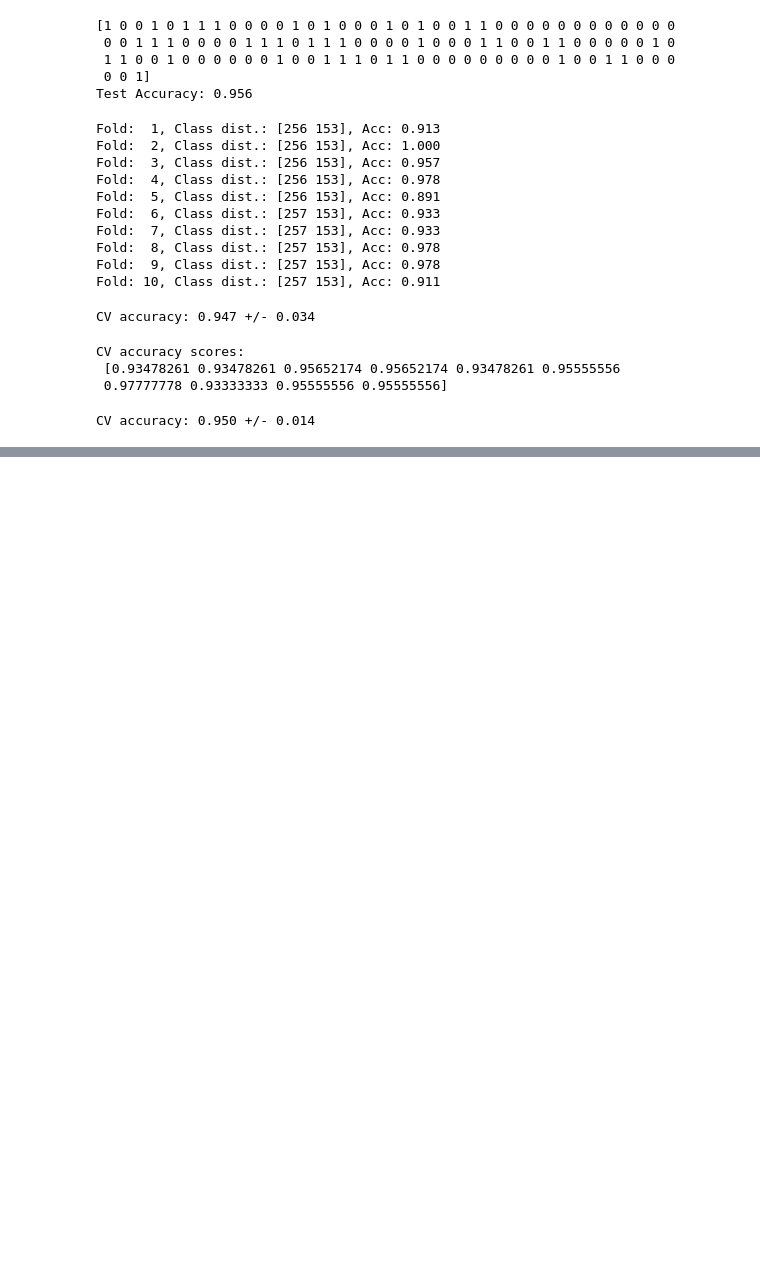
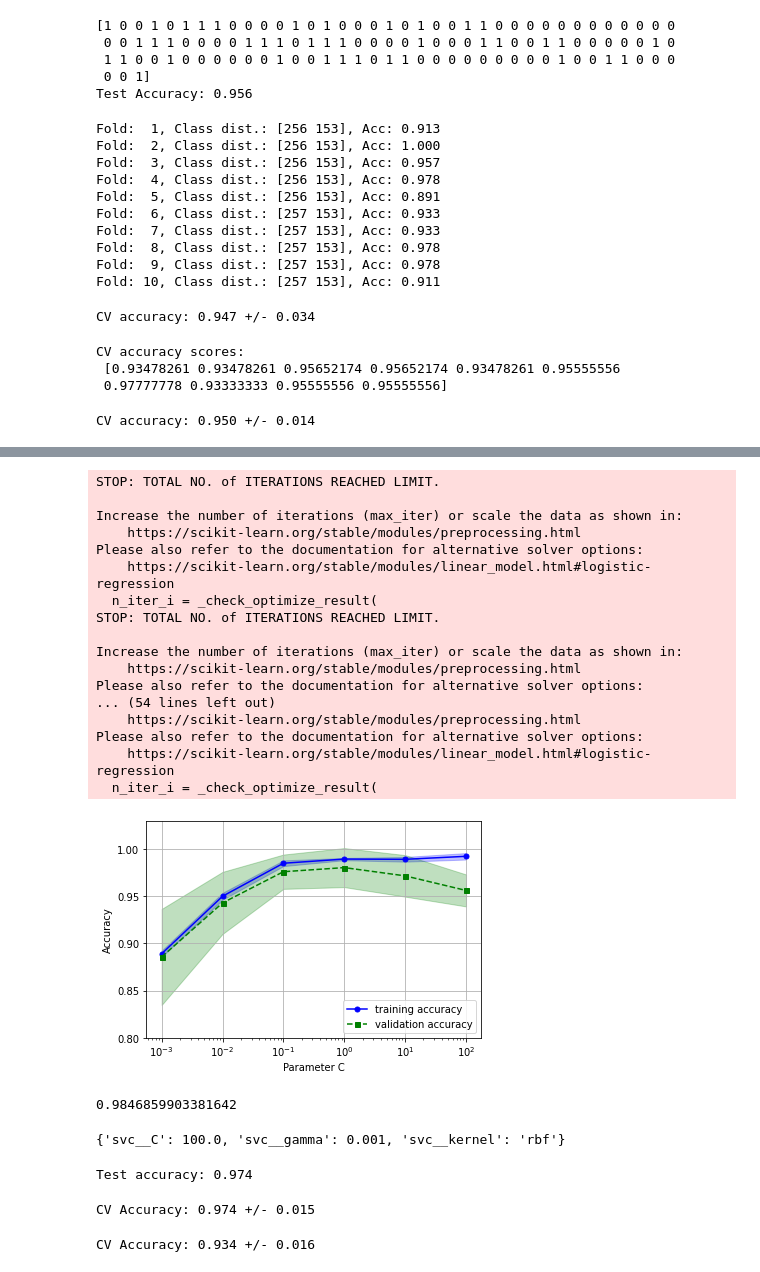
Before and after one commit to dcabrerar/PML, a Jupyter notebook: Capitulo6/cap06.ipynb, the cells around one changed output, grey strips where cells are left out. Saved outputs shown, nothing was run; the diff lists cells and outputs as text; code cells hidden in the pictures; blank space fills up the shorter version.

```diff
--- a/Capitulo6/cap06.ipynb
+++ b/Capitulo6/cap06.ipynb
@@ -137,0 +162,77 @@ CV accuracy: 0.950 +/- 0.014
+# %%
+from sklearn.model_selection import validation_curve
+param_range=[0.001,0.01,0.1,1.0,10.0,100.0]
+train_scores,test_scores=validation_curve(estimator=pipe_lr,X=X_train,y=y_train,param_name='logisticregression__C',
+                                          param_range=param_range,cv=10)
+train_mean=np.mean(train_scores,axis=1)
+train_std=np.std(train_scores,axis=1)
+test_mean=np.mean(test_scores,axis=1)
+test_std=np.std(test_scores,axis=1)
+plt.plot(param_range,train_mean,color='blue',marker='o',markersize=5,label='training accuracy')
+plt.fill_between(param_range,train_mean + train_std,train_mean - train_std,alpha=0.25,color='blue')
+plt.plot(param_range,test_mean,color='green',linestyle='--',marker='s',markersize=5,label='validation accuracy')
+plt.fill_between(param_range,test_mean + test_std,test_mean - test_std,alpha=0.25,color='green')
+plt.grid()
+plt.xscale('log')
+plt.legend(loc='lower right')
+plt.xlabel('Parameter C')
+plt.ylabel('Accuracy')
+plt.ylim([0.8,1.03])
+#plt.xlim([0,500])
+plt.show()
+# %% [output]
+STOP: TOTAL NO. of ITERATIONS REACHED LIMIT.
+
+Increase the number of iterations (max_iter) or scale the data as shown in:
+    https://scikit-learn.org/stable/modules/preprocessing.html
+Please also refer to the documentation for alternative solver options:
+    https://scikit-learn.org/stable/modules/linear_model.html#logistic-regression
+  n_iter_i = _check_optimize_result(
+STOP: TOTAL NO. of ITERATIONS REACHED LIMIT.
+
+Increase the number of iterations (max_iter) or scale the data as shown in:
+    https://scikit-learn.org/stable/modules/preprocessing.html
+Please also refer to the documentation for alternative solver options:
+... (54 lines left out)
+    https://scikit-learn.org/stable/modules/preprocessing.html
+Please also refer to the documentation for alternative solver options:
+    https://scikit-learn.org/stable/modules/linear_model.html#logistic-regression
+  n_iter_i = _check_optimize_result(
+[figure, added]
+# %%
+from sklearn.model_selection import GridSearchCV
+from sklearn.svm import SVC
+
+pipe_svc=make_pipeline(StandardScaler(),SVC(random_state=1))
+param_range=[0.0001,0.001,0.01,0.1,1.0,10.0,100.0,1000.0]
+param_grid=[{'svc__C':param_range,'svc__kernel':['linear']},
+            {'svc__C':param_range,'svc__gamma':param_range,'svc__kernel':['rbf']}]
+gs=GridSearchCV(estimator=pipe_svc,param_grid=param_grid,scoring='accuracy',cv=10,n_jobs=-1)
+gs=gs.fit(X_train,y_train)
+print(gs.best_score_)
+# %% [output]
+0.9846859903381642
+# %%
+print(gs.best_params_)
+# %% [output]
+{'svc__C': 100.0, 'svc__gamma': 0.001, 'svc__kernel': 'rbf'}
+# %%
+clf=gs.best_estimator_
+clf.fit(X_train,y_train)
+print('Test accuracy: %.3f' % clf.score(X_test,y_test))
+# %% [output]
+Test accuracy: 0.974
+# %%
+gs=GridSearchCV(estimator=pipe_svc,param_grid=param_grid,scoring='accuracy',cv=2)
+scores=cross_val_score(gs,X_train,y_train,scoring='accuracy',cv=5)
+print('CV Accuracy: %.3f +/- %.3f' % (np.mean(scores),np.std(scores)))
+# %% [output]
+CV Accuracy: 0.974 +/- 0.015
+# %%
+from sklearn.tree import DecisionTreeClassifier
+gs=GridSearchCV(estimator=DecisionTreeClassifier(random_state=0),param_grid=[{'max_depth':[1,2,3,4,5,6,7,None]}],
+                scoring='accuracy',cv=2)
+scores=cross_val_score(gs,X_train,y_train,scoring='accuracy',cv=5)
+print('CV Accuracy: %.3f +/- %.3f' % (np.mean(scores),np.std(scores)))
+# %% [output]
+CV Accuracy: 0.934 +/- 0.016
```
Also changed, not shown: parts of 6 cells of this notebook.
